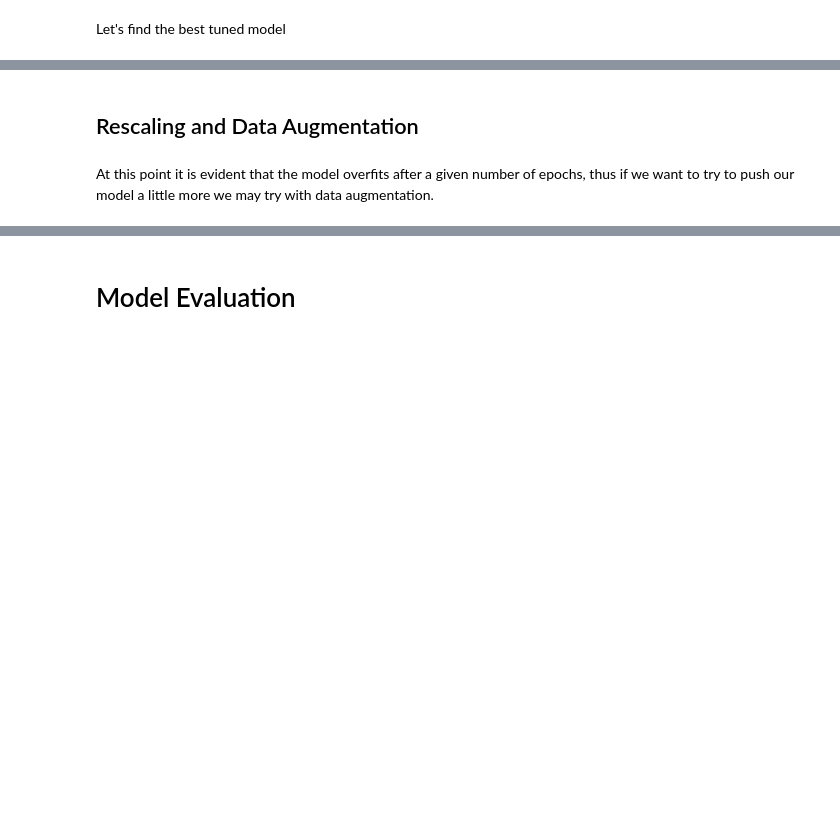
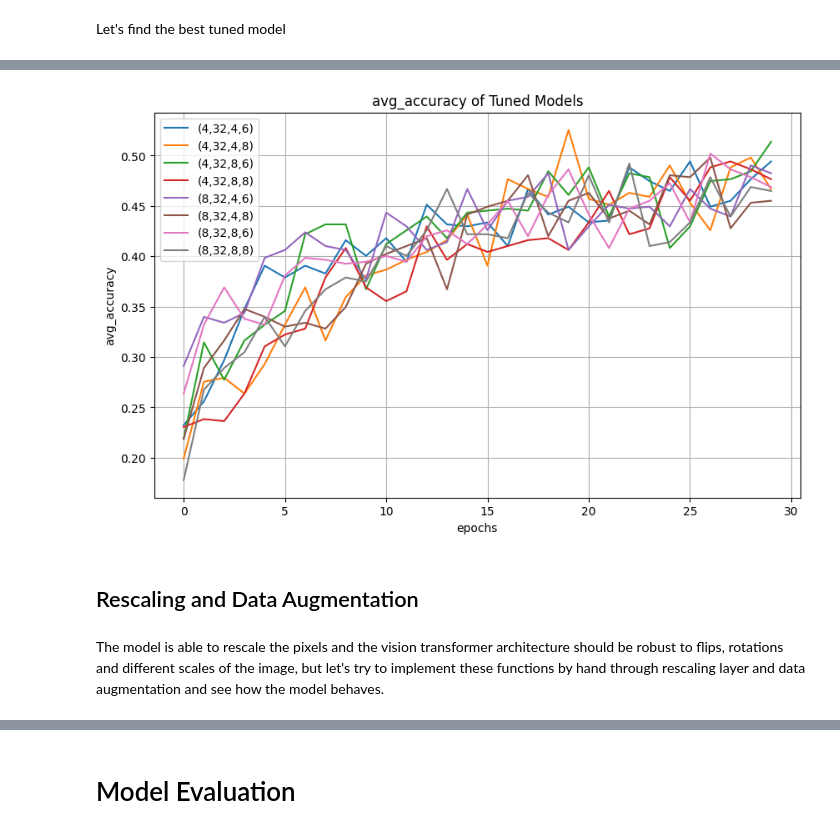
Before and after one commit to kor80/CIFAR-10-Separation, a Jupyter notebook: cifar_10_separation_eng.ipynb, the cells around one changed output, grey strips where cells are left out. Saved outputs shown, nothing was run; the diff lists cells and outputs as text; code cells hidden in the pictures; blank space fills up the shorter version.

```diff
--- a/cifar_10_separation_eng.ipynb
+++ b/cifar_10_separation_eng.ipynb
@@ -558,7 +639,11 @@ def print_best_model(results):
+# %%
+plot_results(results,'avg_accuracy')
+# %% [output]
+[figure, added]
 # %% [markdown]
 ## Rescaling and Data Augmentation
-# %% [markdown]
-At this point it is evident that the model overfits after a given number of epochs, thus if we want to try to push our model a little more we may try with data augmentation.
+# %% [markdown]
+The model is able to rescale the pixels and the vision transformer architecture should be robust to flips, rotations and different scales of the image, but let's try to implement these functions by hand through rescaling layer and data augmentation and see how the model behaves.
 # %%
 from tensorflow.keras.layers import RandomFlip, RandomRotation, RandomZoom, Rescaling
 
```
Also changed, not shown: parts of 13 cells of this notebook.
